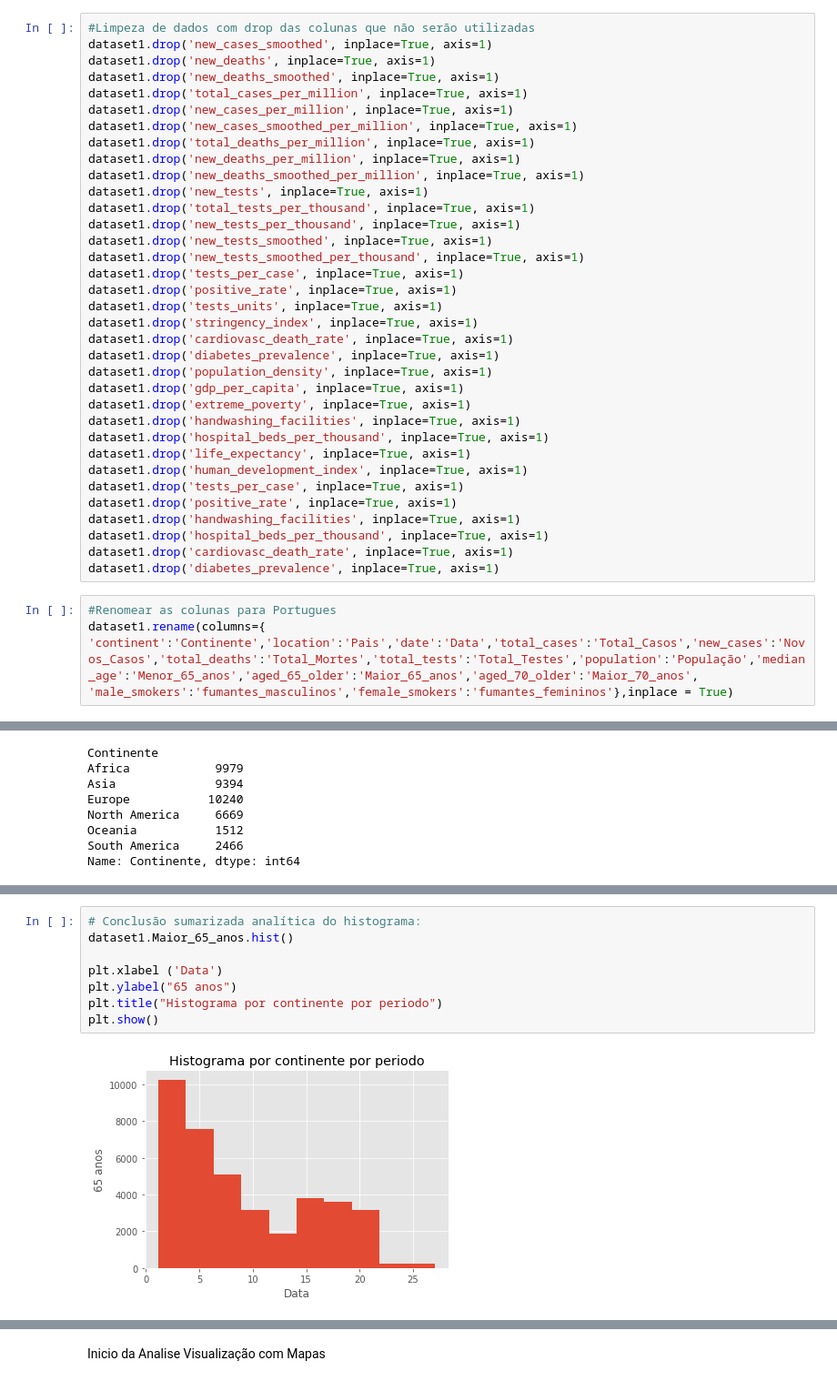
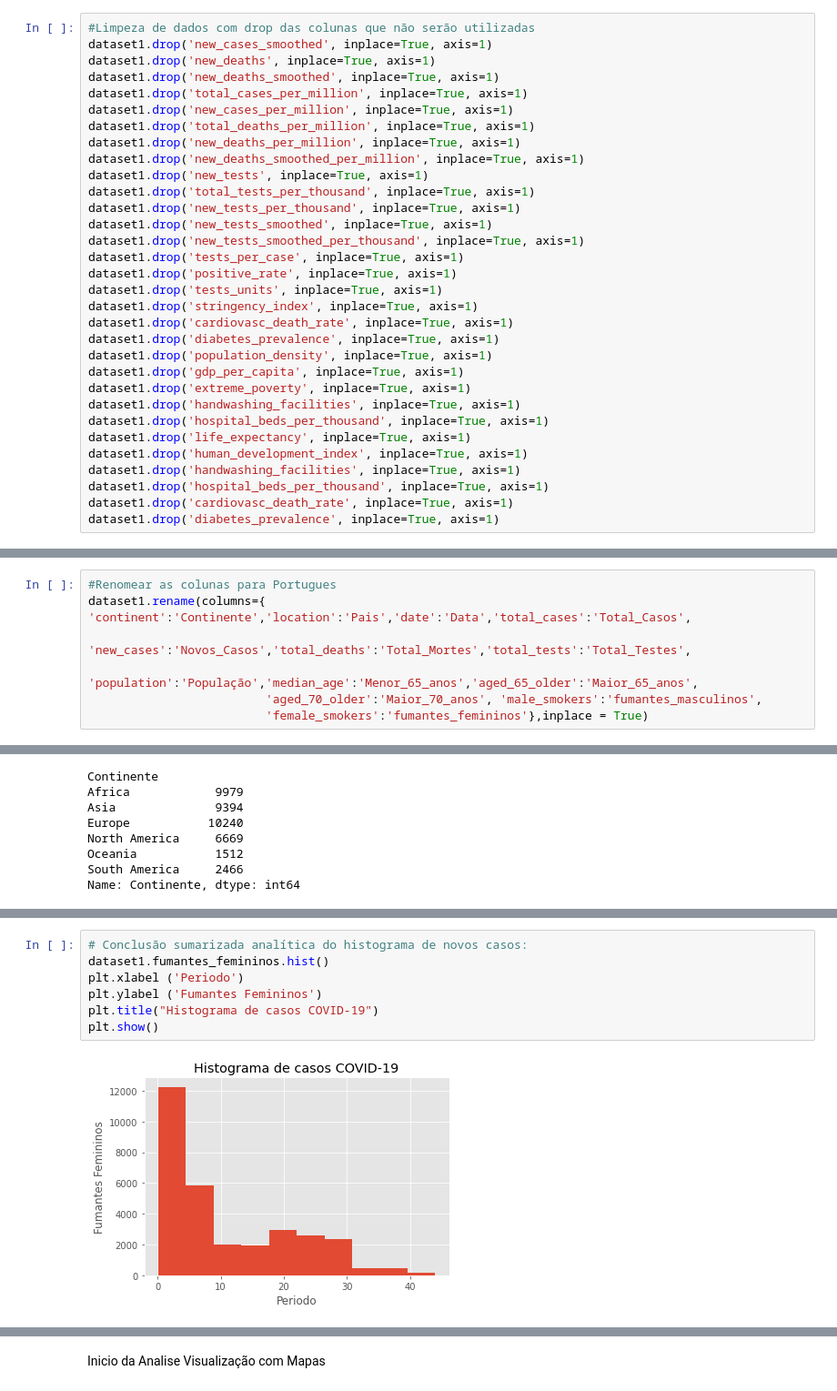
Before and after one commit to CarolBragaRJ/R4_SENACRJ_PROJETO_BIGDATA_NA_THREAD_DO_COVID_19, a Jupyter notebook: R4_AnaliseExploratoria_Covid_e_Mundo.ipynb, the cells around one changed output, grey strips where cells are left out. Shown at 91% size. Drawn from its saved outputs; the diff is of its cells as text.

```diff
--- a/R4_AnaliseExploratoria_Covid_e_Mundo.ipynb
+++ b/R4_AnaliseExploratoria_Covid_e_Mundo.ipynb
@@ -156,7 +156,6 @@ dataset1.drop('new_deaths', inplace=True, axis=1)
 dataset1.drop('new_deaths_smoothed', inplace=True, axis=1)
 dataset1.drop('total_cases_per_million', inplace=True, axis=1)
 dataset1.drop('new_cases_per_million', inplace=True, axis=1)
-dataset1.drop('new_cases_smoothed_per_million', inplace=True, axis=1)
 dataset1.drop('total_deaths_per_million', inplace=True, axis=1)
 dataset1.drop('new_deaths_per_million', inplace=True, axis=1)
 dataset1.drop('new_deaths_smoothed_per_million', inplace=True, axis=1)
@@ -178,15 +177,10 @@ dataset1.drop('handwashing_facilities', inplace=True, axis=1)
 dataset1.drop('hospital_beds_per_thousand', inplace=True, axis=1)
 dataset1.drop('life_expectancy', inplace=True, axis=1)
 dataset1.drop('human_development_index', inplace=True, axis=1)
-dataset1.drop('tests_per_case', inplace=True, axis=1)
-dataset1.drop('positive_rate', inplace=True, axis=1)
 dataset1.drop('handwashing_facilities', inplace=True, axis=1)
 dataset1.drop('hospital_beds_per_thousand', inplace=True, axis=1)
 dataset1.drop('cardiovasc_death_rate', inplace=True, axis=1)
 dataset1.drop('diabetes_prevalence', inplace=True, axis=1)
-# %%
-#Renomear as colunas para Portugues
-dataset1.rename(columns={ 'continent':'Continente','location':'Pais','date':'Data','total_cases':'Total_Casos','new_cases':'Novos_Casos','total_deaths':'Total_Mortes','total_tests':'Total_Testes','population':'População','median_age':'Menor_65_anos','aged_65_older':'Maior_65_anos','aged_70_older':'Maior_70_anos', 'male_smokers':'fumantes_masculinos','female_smokers':'fumantes_femininos'},inplace = True)
 # %%
 # Visualizando se excluiu as colunas e ver as colunas que ficaram
 list(dataset1)
@@ -205,3 +199,10 @@ list(dataset1)
  'Maior_70_anos',
  'fumantes_femininos',
  'fumantes_masculinos']
+# %%
+#Renomear as colunas para Portugues
+dataset1.rename(columns={ 'continent':'Continente','location':'Pais','date':'Data','total_cases':'Total_Casos',
+                         'new_cases':'Novos_Casos','total_deaths':'Total_Mortes','total_tests':'Total_Testes',
+                         'population':'População','median_age':'Menor_65_anos','aged_65_older':'Maior_65_anos',
+                         'aged_70_older':'Maior_70_anos', 'male_smokers':'fumantes_masculinos',
+                         'female_smokers':'fumantes_femininos'},inplace = True)
@@ -446,10 +465,9 @@ plt.show()
 # %%
-# Conclusão sumarizada analítica do histograma:
-dataset1.Maior_65_anos.hist()
-
-plt.xlabel ('Data')
-plt.ylabel("65 anos")
-plt.title("Histograma por continente por periodo")
+# Conclusão sumarizada analítica do histograma de novos casos:
+dataset1.fumantes_femininos.hist()
+plt.xlabel ('Periodo')
+plt.ylabel ('Fumantes Femininos')
+plt.title("Histograma de casos COVID-19")
 plt.show()
 # %% [output]
-[figure, old version]
+[figure, new version]
```
Also changed, not shown: parts of 23 cells of this notebook.
